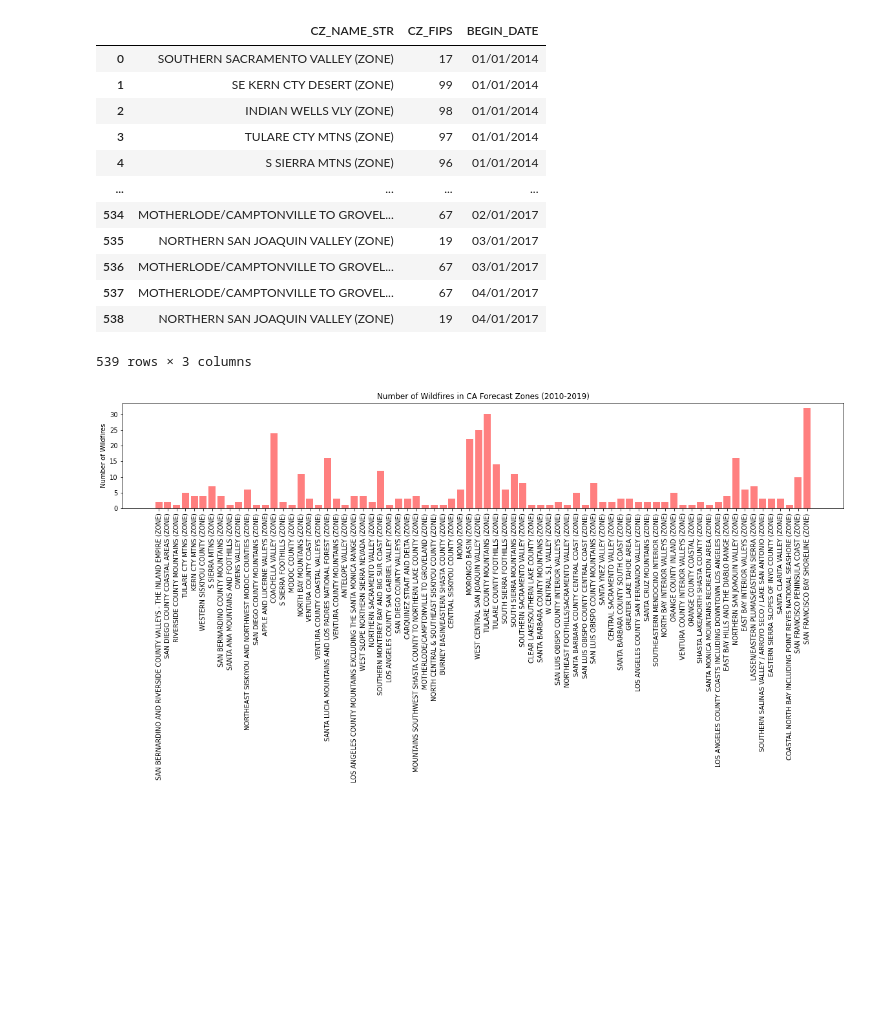
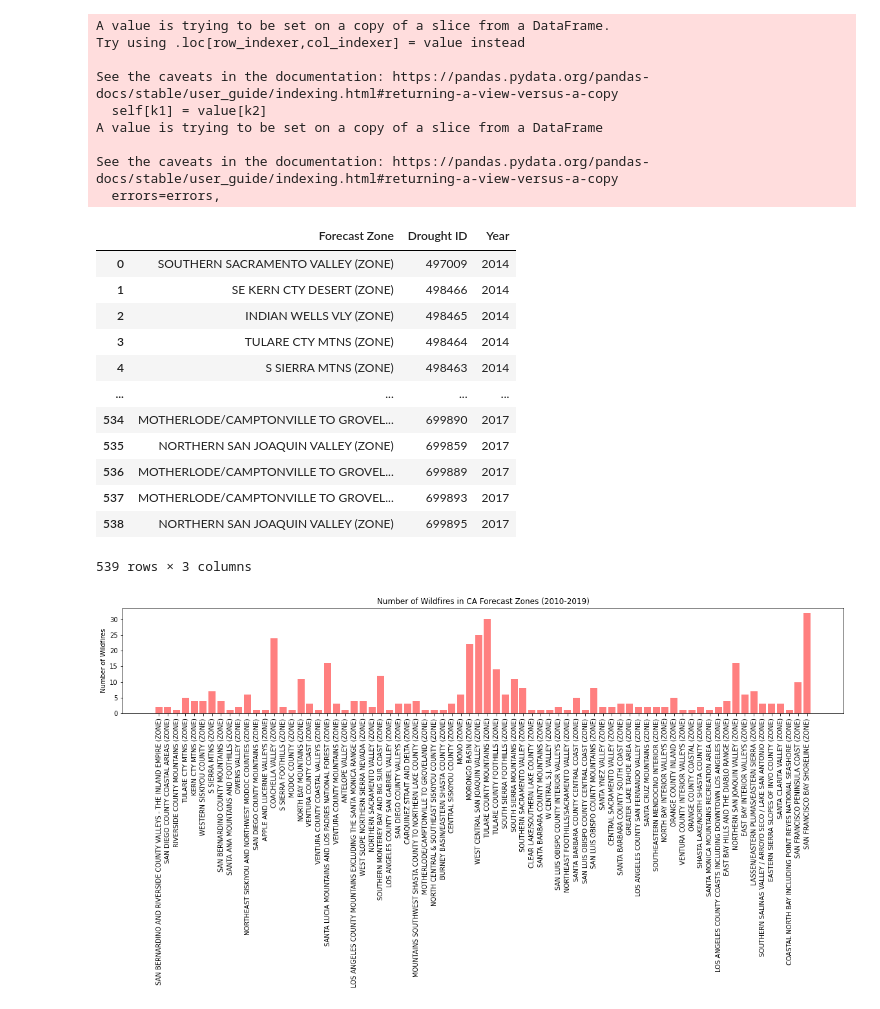
Before and after one commit to jacobdv/extreme-weather, a Jupyter notebook: wildfire_vs_drought.ipynb, the cells around one changed output. Drawn from its saved outputs; the diff is of its cells as text; code cells hidden in the pictures; blank space fills up the shorter version.

```diff
--- a/wildfire_vs_drought.ipynb
+++ b/wildfire_vs_drought.ipynb
@@ -26,22 +40,36 @@ fire_cl
 # %%
 #read in drought csv and reduce columns
+#pull out year and replace begin_date column with just year
+#rename columns
 drought_data = pd.read_csv("NOAA_csvs/drought_2010_2019.csv")
 drought_df = pd.DataFrame(drought_data)
-drought_cl = drought_df[["CZ_NAME_STR", "CZ_FIPS", "BEGIN_DATE"]]
-drought_cl
+drought_reduce = drought_df[["CZ_NAME_STR", "EVENT_ID", "BEGIN_DATE"]]
+drought_reduce[['Month', 'Day', 'Year']] = drought_reduce['BEGIN_DATE'].str.split("/",expand=True)
+drought = drought_reduce[["CZ_NAME_STR", "EVENT_ID", "Year"]]
+drought.rename(columns={"CZ_NAME_STR": "Forecast Zone", "EVENT_ID": "Drought ID"}, inplace=True)
+drought
 # %% [output]
+A value is trying to be set on a copy of a slice from a DataFrame.
+Try using .loc[row_indexer,col_indexer] = value instead
+
+See the caveats in the documentation: https://pandas.pydata.org/pandas-docs/stable/user_guide/indexing.html#returning-a-view-versus-a-copy
+  self[k1] = value[k2]
+A value is trying to be set on a copy of a slice from a DataFrame
+
+See the caveats in the documentation: https://pandas.pydata.org/pandas-docs/stable/user_guide/indexing.html#returning-a-view-versus-a-copy
+  errors=errors,
-|  | CZ_NAME_STR | CZ_FIPS | BEGIN_DATE |
-| 0 | SOUTHERN SACRAMENTO VALLEY (ZONE) | 17 | 01/01/2014 |
-| 1 | SE KERN CTY DESERT (ZONE) | 99 | 01/01/2014 |
-| 2 | INDIAN WELLS VLY (ZONE) | 98 | 01/01/2014 |
-| 3 | TULARE CTY MTNS (ZONE) | 97 | 01/01/2014 |
-| 4 | S SIERRA MTNS (ZONE) | 96 | 01/01/2014 |
+|  | Forecast Zone | Drought ID | Year |
+| 0 | SOUTHERN SACRAMENTO VALLEY (ZONE) | 497009 | 2014 |
+| 1 | SE KERN CTY DESERT (ZONE) | 498466 | 2014 |
+| 2 | INDIAN WELLS VLY (ZONE) | 498465 | 2014 |
+| 3 | TULARE CTY MTNS (ZONE) | 498464 | 2014 |
+| 4 | S SIERRA MTNS (ZONE) | 498463 | 2014 |
 | ... | ... | ... | ... |
-| 534 | MOTHERLODE/CAMPTONVILLE TO GROVEL... | 67 | 02/01/2017 |
-| 535 | NORTHERN SAN JOAQUIN VALLEY (ZONE) | 19 | 03/01/2017 |
-| 536 | MOTHERLODE/CAMPTONVILLE TO GROVEL... | 67 | 03/01/2017 |
-| 537 | MOTHERLODE/CAMPTONVILLE TO GROVEL... | 67 | 04/01/2017 |
-| 538 | NORTHERN SAN JOAQUIN VALLEY (ZONE) | 19 | 04/01/2017 |
+| 534 | MOTHERLODE/CAMPTONVILLE TO GROVEL... | 699890 | 2017 |
+| 535 | NORTHERN SAN JOAQUIN VALLEY (ZONE) | 699859 | 2017 |
+| 536 | MOTHERLODE/CAMPTONVILLE TO GROVEL... | 699889 | 2017 |
+| 537 | MOTHERLODE/CAMPTONVILLE TO GROVEL... | 699893 | 2017 |
+| 538 | NORTHERN SAN JOAQUIN VALLEY (ZONE) | 699895 | 2017 |
-539 rows × 3 columns
+539 rows × 3 columns
 # %%
 #bar chart of count of wildifres per zone
```
Also changed, not shown: parts of 8 cells of this notebook.
